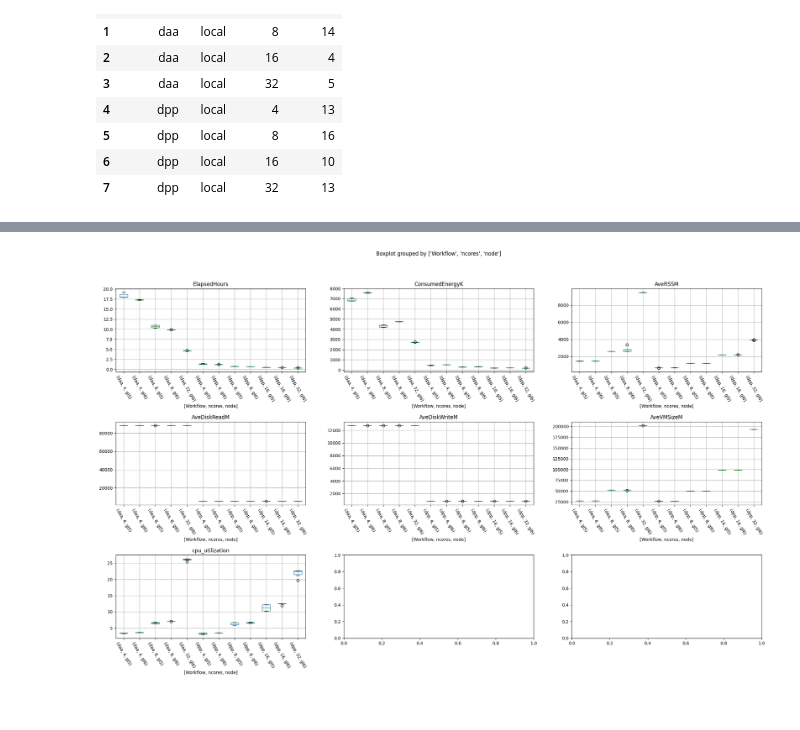
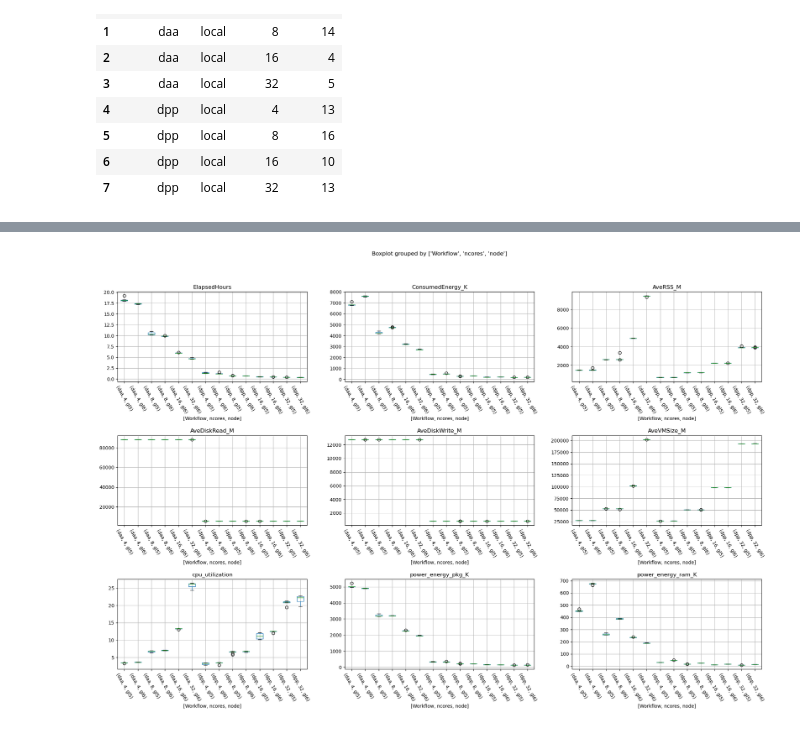
Before and after one commit to dmitrijs-voronovs/haddock-energy-consumption-optimization, a Jupyter notebook: data_analysis/new.analysis.ipynb, the cells around one changed output, grey strips where cells are left out. Cells and saved outputs as stored; diff of their text form; code cells hidden in the pictures.

```diff
--- a/data_analysis/new.analysis.ipynb
+++ b/data_analysis/new.analysis.ipynb
@@ -6,6 +6,13 @@ import regex as re
 from IPython.core.display_functions import display
 # %%
 data_dir = "./exp-local/data"
+perf_data_dir = "./exp-local/data/info"
+
+
+def import_perf_data(dir):
+    all_files = Path(dir).glob('perf.*.csv')
+    all_data = [pd.read_csv(path, index_col=None) for path in all_files]
+    return pd.concat(all_data, axis=0, ignore_index=True)
 
 
 def import_data(dir):
@@ -15,6 +22,11 @@ def import_data(dir):
 
 
 data = import_data(data_dir)
+energy = import_perf_data(perf_data_dir)
+
+data.JobName = data.JobName.replace('batch', method='ffill')
+data = pd.merge(data, energy, on='JobName', how='left')
+
 data
 # %% [output]
 |  | JobID | JobName | Cluster | Unnamed: 3 | NodeList | State | Start | End | ConsumedEnergy | AveRSS | ... |
@@ -57,7 +72,6 @@ def convert_elapsed_time(elapsed_time):
 # %%
 def filter_out_completed_jobs(dat):
     dat = dat[dat.State == 'COMPLETED']
-    dat.JobName = dat.JobName.replace('batch', method='ffill')
     return dat.dropna(subset=['ConsumedEnergy'])
 
 
@@ -70,11 +84,12 @@ def extract_params_from_local_file_name(dat):
 
 
 def append_job_data_columns(dat):
-    for column in ['ConsumedEnergy', 'AveRSS', 'AveDiskRead', 'AveDiskWrite', 'AveVMSize']:
+    for column in ['ConsumedEnergy', 'AveRSS', 'AveDiskRead', 'AveDiskWrite', 'AveVMSize', 'power_energy_pkg',
+                   'power_energy_ram']:
         dat[column] = dat[column].apply(convert_to_numeric)
-        dat[f"{column}K"] = dat[column] / 1000
-        dat[f"{column}M"] = dat[column] / 1_000_000
-        dat[f"{column}G"] = dat[column] / 1_000_000_000
+        dat[f"{column}_K"] = dat[column] / 1000
+        dat[f"{column}_M"] = dat[column] / 1_000_000
+        dat[f"{column}_G"] = dat[column] / 1_000_000_000
     dat['ElapsedSeconds'] = dat.Elapsed.apply(convert_elapsed_time)
     dat['ElapsedMinutes'] = dat.ElapsedSeconds / 60
     dat['ElapsedHours'] = dat.ElapsedMinutes / 60
@@ -364,10 +378,13 @@ fig.savefig('new.boxplot.png')
 # %%
 # draw two plots based on workflow containing multiple boxplots with data_for_analysis distribution curve for each (ncores,node) agains ConsumedEnergy, then 2 plots agains AveRSS, AveDiskRead, AveDiskWrite, AveVMSize. Add titles to plots with workflow name. Make sure that it is one big plot that contains all the subplots.
-fig, ax = plt.subplots(nrows=2, ncols=7, figsize=(30, 10))
+columns_to_plot = ['ElapsedHours', 'ConsumedEnergy_K', 'AveRSS_M', 'AveDiskRead_M', 'AveDiskWrite_M', 'AveVMSize_M',
+                   'cpu_utilization', 'power_energy_pkg_K', 'power_energy_ram_K']
+nrows = 2
+ncols = len(columns_to_plot)
+fig, ax = plt.subplots(nrows=nrows, ncols=ncols, figsize=(ncols * 4, nrows * 5))
 for j, workflow in enumerate(data_for_analysis.Workflow.unique()):
     for i, column in enumerate(
-            ['ElapsedHours', 'ConsumedEnergyK', 'AveRSSM', 'AveDiskReadM', 'AveDiskWriteM', 'AveVMSizeM',
-             'cpu_utilization']):
+            columns_to_plot):
         data_for_analysis[data_for_analysis.Workflow == workflow].boxplot(column=column, by=['ncores', 'node'],
                                                                           ax=ax[j, i])
         ax[j, i].set_title(f"{workflow}-{column}")
@@ -382,14 +399,17 @@ fig.savefig('new.boxplot-overview-by-workflows.png')
 # %%
-fig, ax = plt.subplots(nrows=3, ncols=3, figsize=(26, 15))
+import math
+
+ncols = 3
+nrows = math.ceil(len(columns_to_plot) / ncols)
+fig, ax = plt.subplots(nrows=nrows, ncols=ncols, figsize=(ncols * 8, nrows * 5))
 for i, column in enumerate(
-        ['ElapsedHours', 'ConsumedEnergyK', 'AveRSSM', 'AveDiskReadM', 'AveDiskWriteM', 'AveVMSizeM',
-         'cpu_utilization']):
+        columns_to_plot):
     data_for_analysis.boxplot(column=column, by=['Workflow', 'ncores', 'node'], ax=ax[i // 3, i % 3])
     ax[i // 3, i % 3].set_title(column)
     ax[i // 3, i % 3].set_xticklabels(ax[i // 3, i % 3].get_xticklabels(), rotation=-60)
 
 fig.subplots_adjust(hspace=0.6)
 
 fig.savefig('new.boxplot-overview.png')
 # %% [output]
-[figure, old version]
+[figure, new version]
```
Also changed, not shown: parts of 9 cells of this notebook, 8 other files.
